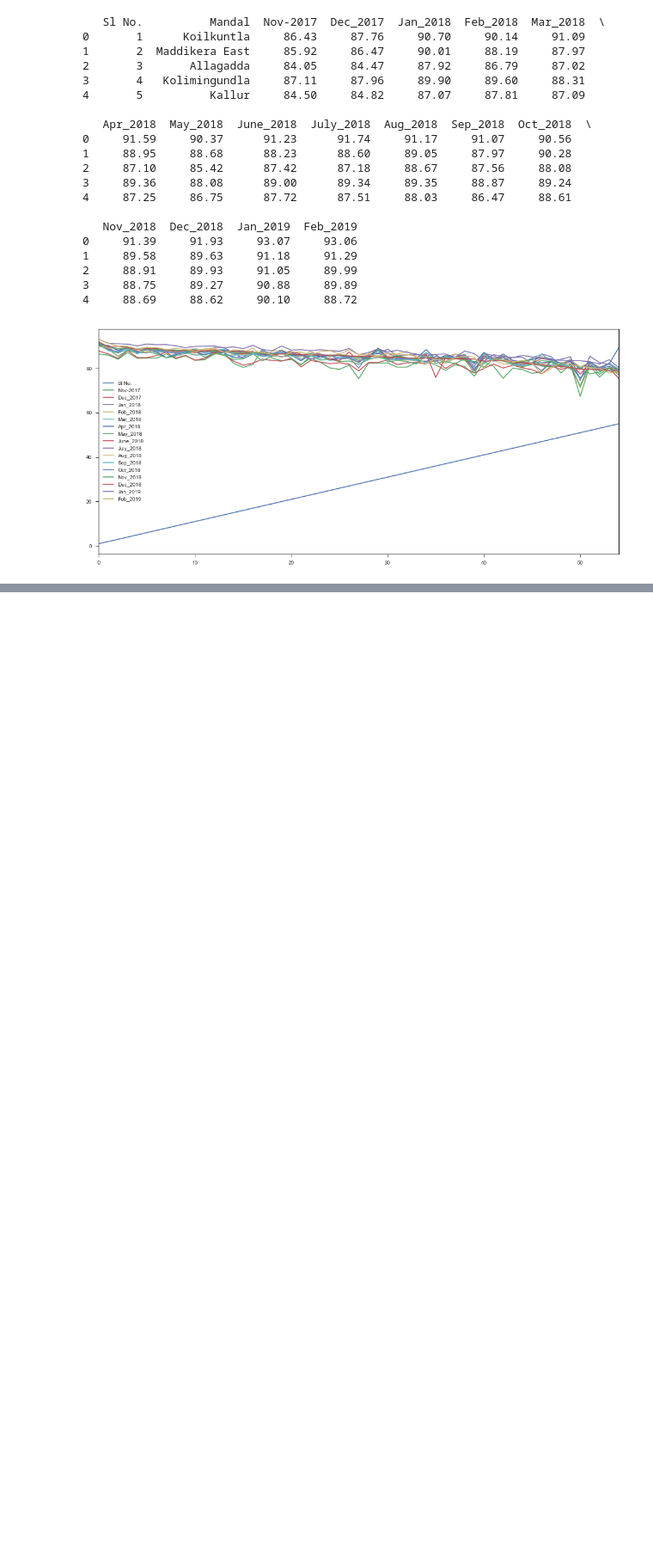
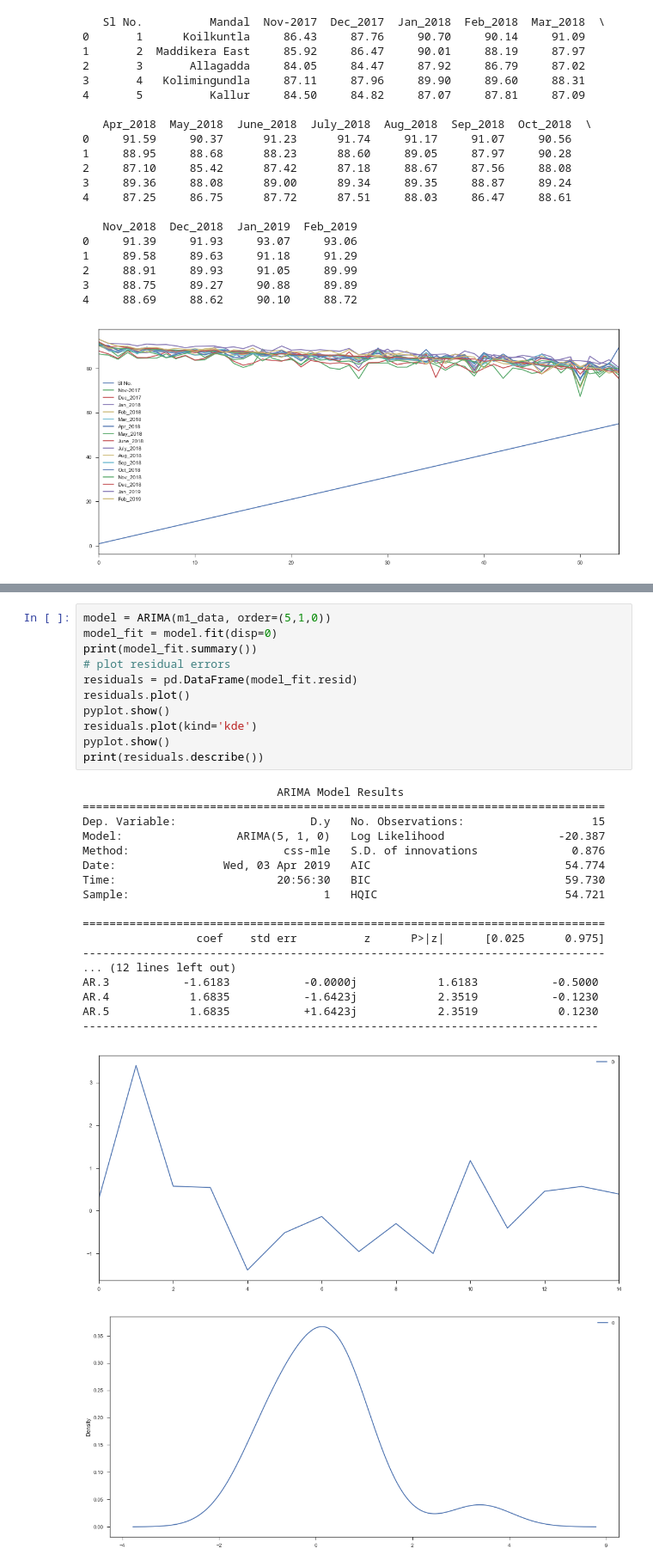
Before and after one commit to bhargav183/Louisers, a Jupyter notebook: Notebooks/Inventory.ipynb, the cells around one changed output, grey strips where cells are left out. Shown at 86% size. Drawn from its saved outputs; the diff is of its cells as text; blank space fills up the shorter version.

Commit message:
Added ARIMA model

```diff
--- a/Notebooks/Inventory.ipynb
+++ b/Notebooks/Inventory.ipynb
@@ -217,0 +247,31 @@ TypeError: must be str, not float
+# %%
+model = ARIMA(m1_data, order=(5,1,0))
+model_fit = model.fit(disp=0)
+print(model_fit.summary())
+# plot residual errors
+residuals = pd.DataFrame(model_fit.resid)
+residuals.plot()
+pyplot.show()
+residuals.plot(kind='kde')
+pyplot.show()
+print(residuals.describe())
+# %% [output]
+                             ARIMA Model Results
+==============================================================================
+Dep. Variable:                    D.y   No. Observations:                   15
+Model:                 ARIMA(5, 1, 0)   Log Likelihood                 -20.387
+Method:                       css-mle   S.D. of innovations              0.876
+Date:                Wed, 03 Apr 2019   AIC                             54.774
+Time:                        20:56:30   BIC                             59.730
+Sample:                             1   HQIC                            54.721
+
+==============================================================================
+                 coef    std err          z      P>|z|      [0.025      0.975]
+------------------------------------------------------------------------------
+... (12 lines left out)
+AR.3           -1.6183           -0.0000j            1.6183           -0.5000
+AR.4            1.6835           -1.6423j            2.3519           -0.1230
+AR.5            1.6835           +1.6423j            2.3519            0.1230
+-----------------------------------------------------------------------------
+[figure, added]
+[figure, added]
```
Also changed, not shown: parts of 8 cells of this notebook.
